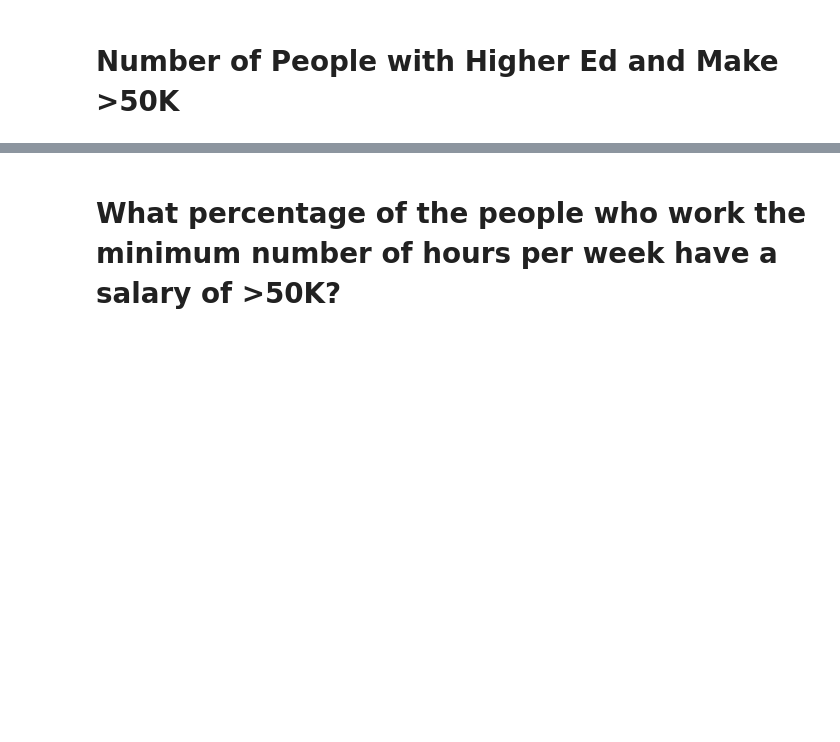
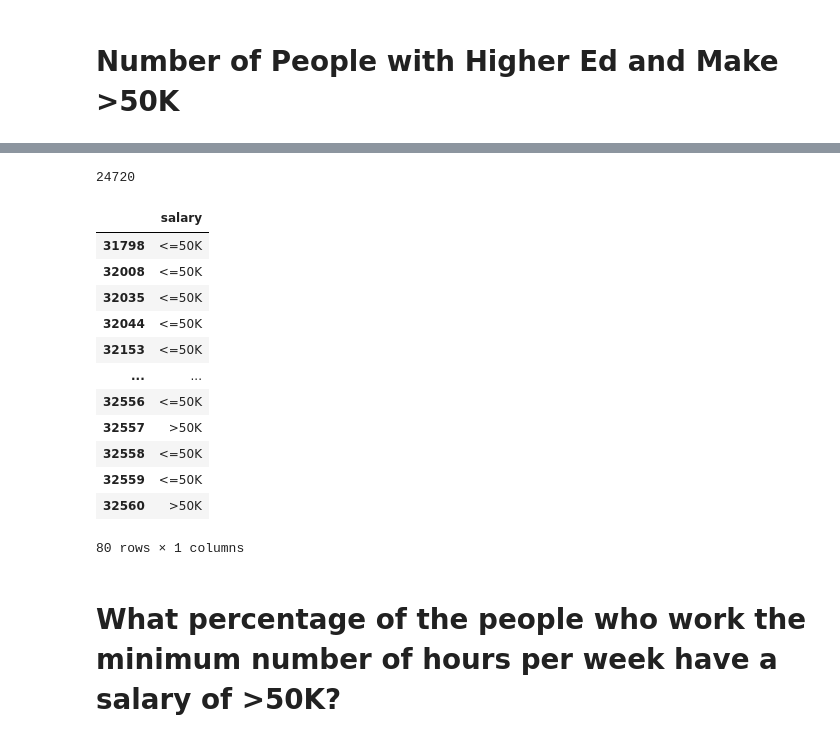
Before and after one commit to mrwoodzi/Data_Science_Certs_Progress, a Jupyter notebook: python_for_everybody/Data_Analysis_with_Python_Cert/Jupyter_Lab_Notes/demographic_data_analyzer.ipynb, the cells around one changed output, grey strips where cells are left out. Drawn from its saved outputs; the diff is of its cells as text; code cells hidden in the pictures; blank space fills up the shorter version.

```diff
--- a/python_for_everybody/Data_Analysis_with_Python_Cert/Jupyter_Lab_Notes/demographic_data_analyzer.ipynb
+++ b/python_for_everybody/Data_Analysis_with_Python_Cert/Jupyter_Lab_Notes/demographic_data_analyzer.ipynb
@@ -73,3 +137,25 @@ Name: salary, dtype: int64
+# %%
+df.groupby("education", sort=False)["salary"].apply(lambda ser: ser.str.contains("<=50K").sum()).values.sum()
+# %% [output]
+24720
+# %%
+df_groupby = df.groupby('education')
+df_column = df_groupby[['salary']]
+df_column.tail()
+# %% [output]
+|  | salary |
+| 31798 | <=50K |
+| 32008 | <=50K |
+| 32035 | <=50K |
+| 32044 | <=50K |
+| 32153 | <=50K |
+| ... | ... |
+| 32556 | <=50K |
+| 32557 | >50K |
+| 32558 | <=50K |
+| 32559 | <=50K |
+| 32560 | >50K |
+80 rows × 1 columns
 # %% [markdown]
 # What percentage of the people who work the minimum number of hours per week have a salary of >50K?
 # %%
```
Also changed, not shown: parts of 10 cells of this notebook, 2 other files.
